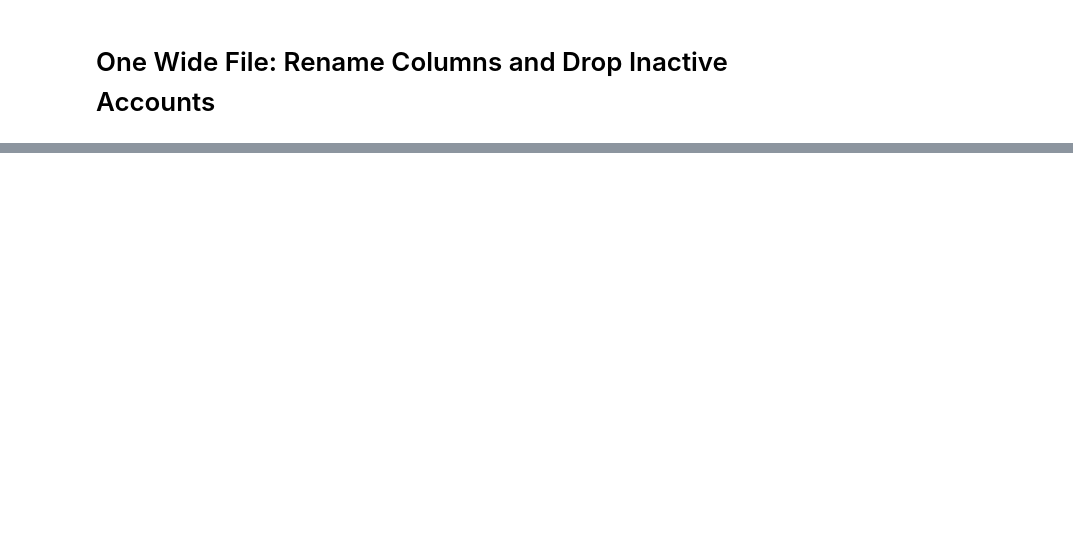
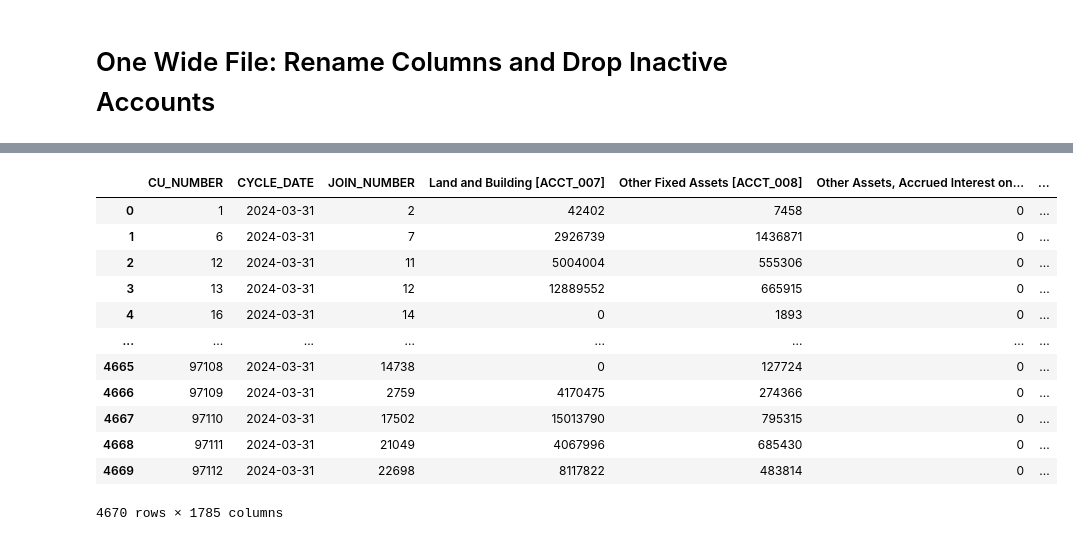
Before and after one commit to manelmahroug/credit-union-performance-analysis, a Jupyter notebook: notebooks/01_data_exploration.ipynb, the cells around one changed output, grey strips where cells are left out. Saved outputs shown, nothing was run; the diff lists cells and outputs as text; code cells hidden in the pictures; blank space fills up the shorter version.

Commit message:
normalized column names

```diff
--- a/notebooks/01_data_exploration.ipynb
+++ b/notebooks/01_data_exploration.ipynb
@@ -298,0 +373,59 @@ fs220 = apply_active_mapping_wide_from_desc_normalized(
+# %%
+datasets = {
+    "fs220": FS220,
+    "fs220a": FS220_a,
+    "fs220b": FS220_b,
+    "fs220c": FS220_c,
+    "fs220d":FS220_d,
+    "fs220g":FS220_g,
+    "fs220i":FS220_i,
+    "fs220j": FS220_j,
+    "fs220k":FS220_k,
+    "fs220l":FS220_l,
+    "fs220m":FS220_m,
+    "fs220n":FS220_n,
+    "fs220p":FS220_p,
+    "fs220q":FS220_q,
+    "fs220r":FS220_r,
+    "fs220s":FS220_s
+}
+
+cleaned = {
+    name: apply_active_mapping_wide_from_desc_normalized(
+        df_wide=df,
+        desc_df=acct_description,
+        id_cols=('CU_NUMBER','CYCLE_DATE','JOIN_NUMBER'),
+        label_col='AcctName',
+        active_value='ACTIVE',
+        keep_code_in_name=True,
+        pad=3
+    )
+    for name, df in datasets.items()
+}
+# %%
+from functools import reduce
+
+def prep_index(df):
+    return (df
+            .assign(CYCLE_DATE=pd.to_datetime(df['CYCLE_DATE']).dt.date)
+            .set_index(['CU_NUMBER','CYCLE_DATE','JOIN_NUMBER'])
+            .sort_index())
+
+frames_idx = [prep_index(df) for df in cleaned.values()]
+combined_wide = reduce(lambda L, R: L.join(R, how='outer', rsuffix='_dup'), frames_idx).reset_index()
+# %%
+combined_wide
+# %% [output]
+|  | CU_NUMBER | CYCLE_DATE | JOIN_NUMBER | Land and Building [ACCT_007] | Other Fixed Assets [ACCT_008] | Other Assets, Accrued Interest on... | ... |
+| 0 | 1 | 2024-03-31 | 2 | 42402 | 7458 | 0 | ... |
+| 1 | 6 | 2024-03-31 | 7 | 2926739 | 1436871 | 0 | ... |
+| 2 | 12 | 2024-03-31 | 11 | 5004004 | 555306 | 0 | ... |
+| 3 | 13 | 2024-03-31 | 12 | 12889552 | 665915 | 0 | ... |
+| 4 | 16 | 2024-03-31 | 14 | 0 | 1893 | 0 | ... |
+| ... | ... | ... | ... | ... | ... | ... | ... |
+| 4665 | 97108 | 2024-03-31 | 14738 | 0 | 127724 | 0 | ... |
+| 4666 | 97109 | 2024-03-31 | 2759 | 4170475 | 274366 | 0 | ... |
+| 4667 | 97110 | 2024-03-31 | 17502 | 15013790 | 795315 | 0 | ... |
+| 4668 | 97111 | 2024-03-31 | 21049 | 4067996 | 685430 | 0 | ... |
+| 4669 | 97112 | 2024-03-31 | 22698 | 8117822 | 483814 | 0 | ... |
+4670 rows × 1785 columns
```
Also changed, not shown: parts of 24 cells of this notebook, 14 other files.
